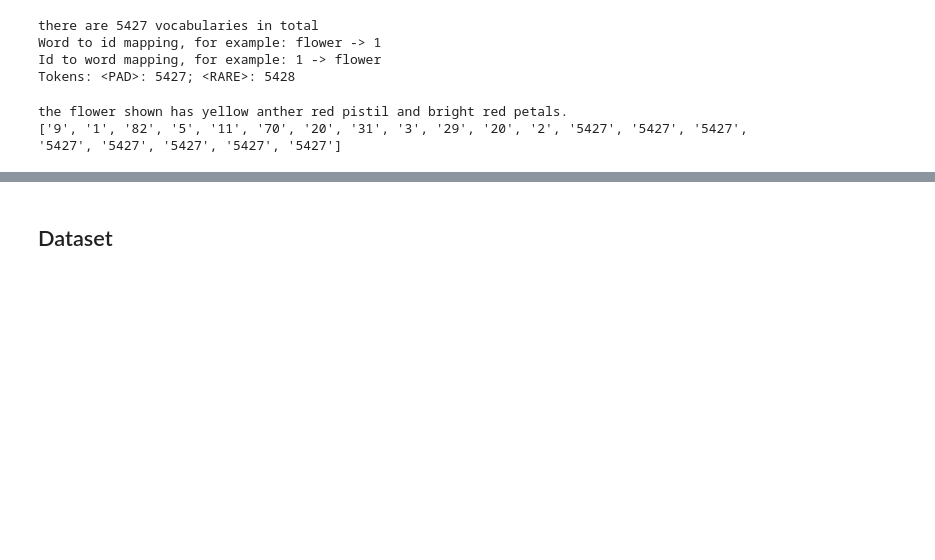
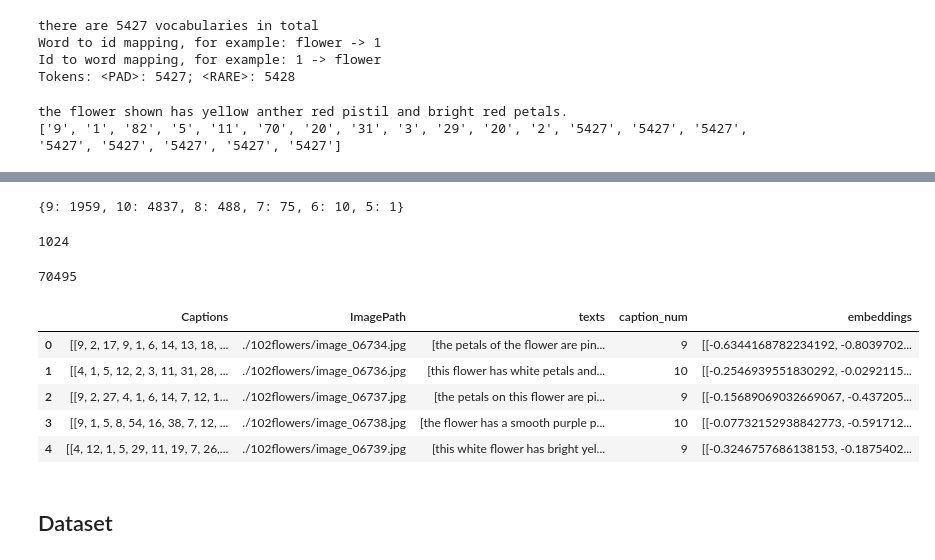
Before and after one commit to chengche6230/Deep-Learning-Course-Team-Project, a Jupyter notebook: Competition 3/DL_comp3_Team123_model.ipynb, the cells around one changed output, grey strips where cells are left out. Drawn from its saved outputs; the diff is of its cells as text; code cells hidden in the pictures; blank space fills up the shorter version.

Commit message:
wgan loss + bert embedding

```diff
--- a/Competition 3/DL_comp3_Team123_model.ipynb
+++ b/Competition 3/DL_comp3_Team123_model.ipynb
@@ -135,0 +195,2 @@ the flower shown has yellow anther red pistil and bright red petals.
+# %%
+BERT_EMBEDDING_FILE = './dataset/bert_embedding.pkl'
@@ -135,0 +256,15 @@ the flower shown has yellow anther red pistil and bright red petals.
+# %%
+num_dict = {}
+for num in df['caption_num'].tolist():
+    if num in num_dict:
+        num_dict[num]+=1
+    else:
+        num_dict[num]=1
+num_dict
+# %% [output]
+{9: 1959, 10: 4837, 8: 488, 7: 75, 6: 10, 5: 1}
+# %%
+df['embeddings'] = df['texts'].apply(lambda x : turn_to_bert_embedding(x))
+len(df.loc[0,'embeddings'][0])
+# %% [output]
+1024
@@ -136,3 +273,26 @@ the flower shown has yellow anther red pistil and bright red petals.
+# %%
+# No need to run this cell (run inside dataset_generator())
+df_bert = pd.read_pickle(BERT_EMBEDDING_FILE)
+
+embeddings = df_bert['embeddings'].values
+embedding = []
+
+for i in range(len(embeddings)):
+    for emb in embeddings[i]:
+        embedding.append(emb)
+embedding = np.asarray(embedding)
+embedding.shape[0]
+# %% [output]
+70495
+# %%
+df_bert.head()
+# %% [output]
+|  | Captions | ImagePath | texts | caption_num | embeddings |
+| 0 | [[9, 2, 17, 9, 1, 6, 14, 13, 18, ... | ./102flowers/image_06734.jpg | [the petals of the flower are pin... | 9 | [[-0.6344168782234192, -0.8039702... |
+| 1 | [[4, 1, 5, 12, 2, 3, 11, 31, 28, ... | ./102flowers/image_06736.jpg | [this flower has white petals and... | 10 | [[-0.2546939551830292, -0.0292115... |
+| 2 | [[9, 2, 27, 4, 1, 6, 14, 7, 12, 1... | ./102flowers/image_06737.jpg | [the petals on this flower are pi... | 9 | [[-0.15689069032669067, -0.437205... |
+| 3 | [[9, 1, 5, 8, 54, 16, 38, 7, 12, ... | ./102flowers/image_06738.jpg | [the flower has a smooth purple p... | 10 | [[-0.07732152938842773, -0.591712... |
+| 4 | [[4, 12, 1, 5, 29, 11, 19, 7, 26,... | ./102flowers/image_06739.jpg | [this white flower has bright yel... | 9 | [[-0.3246757686138153, -0.1875402... |
 # %% [markdown]
 ## Dataset
 # %%
```
Also changed, not shown: parts of 45 cells of this notebook.
